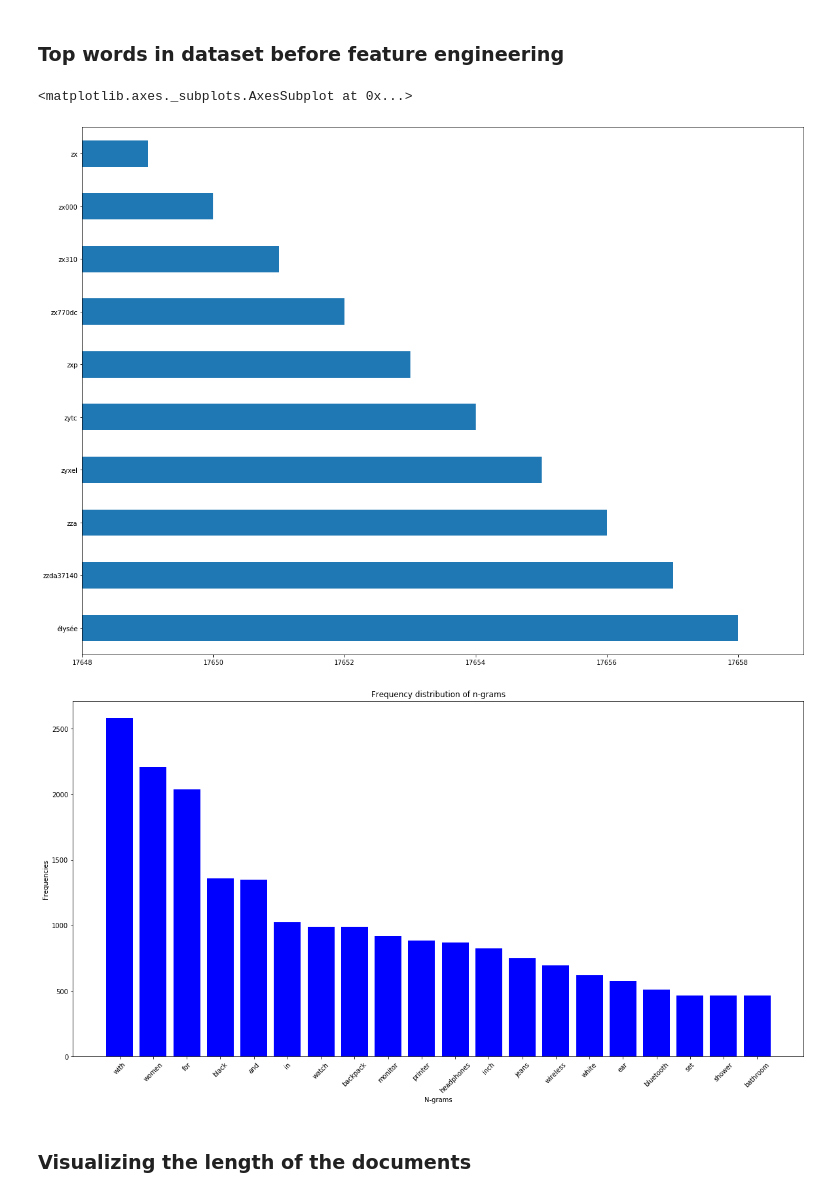
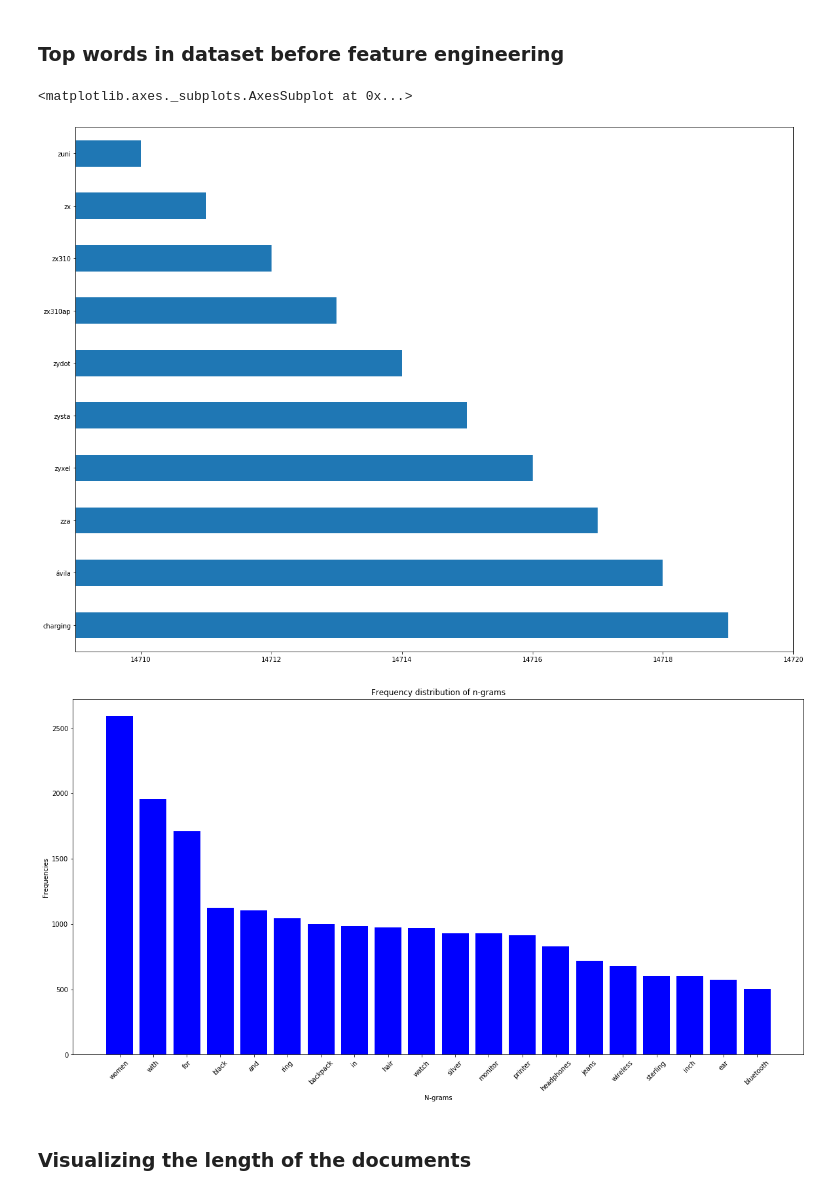
Before and after one commit to ourendingdays/Diploma, a Jupyter notebook: logic/MAIN.ipynb, the cells around one changed output. Saved outputs shown, nothing was run; the diff lists cells and outputs as text; code cells hidden in the pictures.

```diff
--- a/logic/MAIN.ipynb
+++ b/logic/MAIN.ipynb
@@ -25,3 +28,6 @@ import warnings
 warnings.filterwarnings('ignore')
 # %% [markdown]
 ### Reading a ten 10 topic dataset
+# %%
+ads = pd.read_csv('amazon_nine_topic_labeled.csv', names=['ad', 'label'])
+ads.describe()
@@ -28,10 +51,8 @@ warnings.filterwarnings('ignore')
 # %%
-df = pd.read_csv('amazon_ten_topic_data.csv', names=['ad'])
-
 # Removing NaN values
-df.dropna(inplace=True)
+ads.dropna(inplace=True)
 
 # Shuffling rows
-df = df.sample(frac=1)
-df.describe()
+ads = ads.sample(frac=1)
+ads['ad'].describe()
 # %% [output]
@@ -45,3 +63,0 @@ df.describe()
-# %%
-ads = pd.DataFrame(df['ad'].unique(), columns = ['ad'])
-ads.head(10)
@@ -62,33 +80,33 @@ ads.head(10)
 # %%
 # count vetorizing object
 count_vectorizer = CountVectorizer()
 
 # fitting CV
 count_vectorizer.fit(ads['ad'])
 
 # collecting the vocabulary items used in vectorizer
 dictionary = count_vectorizer.vocabulary_.items()
 
 # Storing vocab and counts in a pandas DF
 vocab = []
 count = []
 
 # iterating through each vocab and count append the value to designated list
 for key, value in dictionary:
     vocab.append(key)
     count.append(value)
 
 # storing the count in pandas DF with vocab as index
 vocab_bef_stem = pd.Series(count, index = vocab)
 
 # sorting the DF
 vocab_bef_stem = vocab_bef_stem.sort_values(ascending=False)
 
 top_vocab = vocab_bef_stem.head(10)
-top_vocab.plot(kind = 'barh', figsize=(20, 15), xlim=(17648, 17659))
+top_vocab.plot(kind = 'barh', figsize=(20, 15), xlim=(14709, 14720))
 # %% [output]
 <matplotlib.axes._subplots.AxesSubplot at 0x...>
-[figure, old version]
+[figure, new version]
 # %%
 def plot_frequency_distribution_of_ngrams(sample_texts,
                                           ngram_range=(1, 1),
@@ -143,7 +161,7 @@ def plot_frequency_distribution_of_ngrams(sample_texts,
 
 plot_frequency_distribution_of_ngrams(ads['ad'])
 # %% [output]
-[figure, old version]
+[figure, new version]
 # %% [markdown]
 ### Visualizing the length of the documents
 # %%
```
Also changed, not shown: parts of 71 cells of this notebook, 2 other files.
